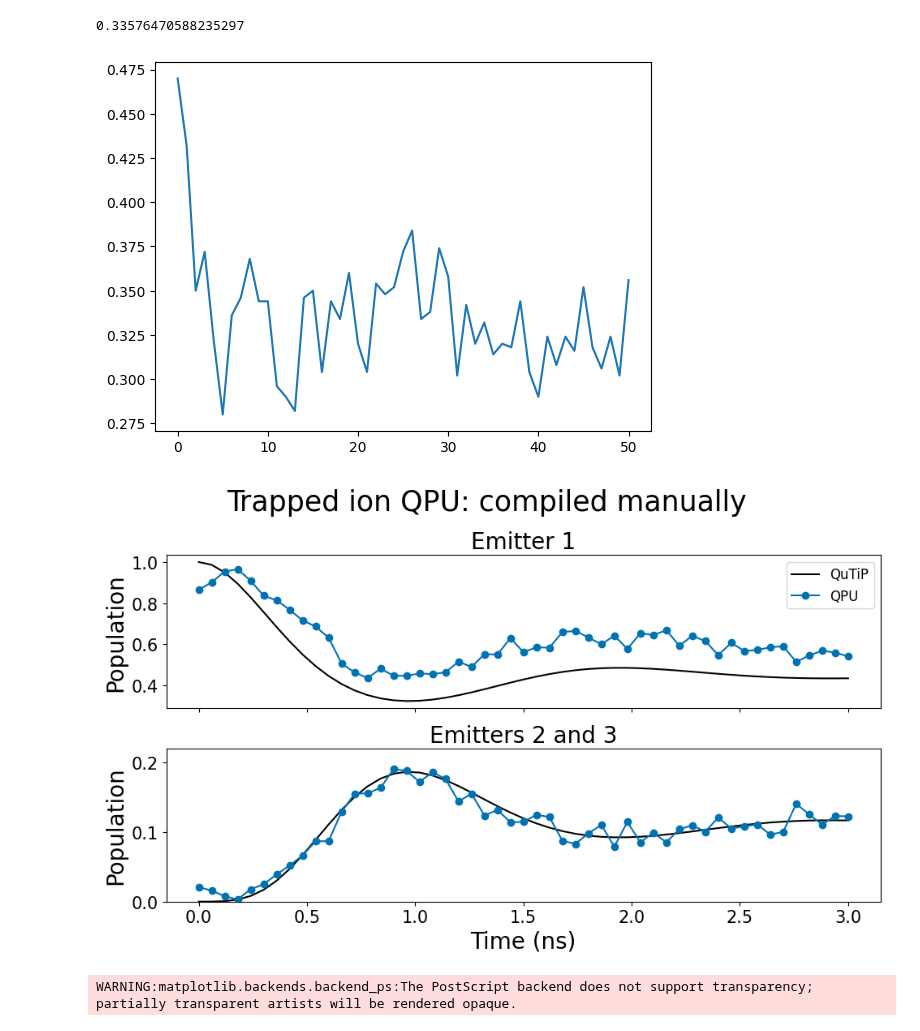
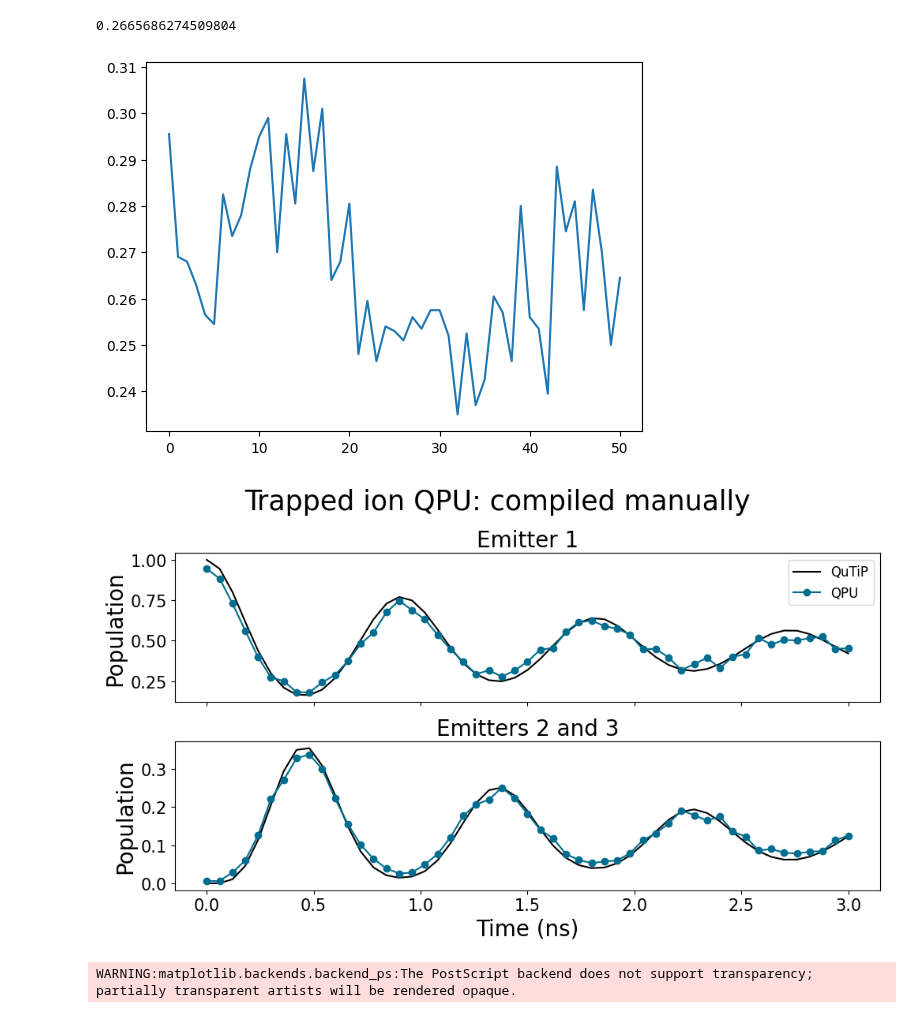
Before and after one commit to radulaski/CQED_quantum_simulation, a Jupyter notebook: notebooks/QSCOUT_manually_compiled.ipynb, the cells around one changed output. Cells and saved outputs as stored; diff of their text form; code cells hidden in the pictures.

Commit message:
Rerun QSCOUT analysis on Nov 12 data

```diff
--- a/notebooks/QSCOUT_manually_compiled.ipynb
+++ b/notebooks/QSCOUT_manually_compiled.ipynb
@@ -34,8 +10,29 @@ qscout_results_normed['avg_1000_0100'] = qscout_results_normed[['1000', '0100']]
+# %%
+runs = [
+    np.load(file, allow_pickle=True) for file in (
+        '../data/QSCOUT/UCDavis_11_12_24_AllCodes/original_all_probs_0.npy',
+        '../data/QSCOUT/UCDavis_11_12_24_AllCodes/original_all_probs_1.npy',
+        '../data/QSCOUT/UCDavis_11_12_24_AllCodes/original_all_probs_2.npy',
+        '../data/QSCOUT/UCDavis_11_12_24_AllCodes/original_all_probs_3.npy',
+    )
+]
+
+# indices into each timestep results
+states = {
+    "|1000>": 1,
+    "|0100>": 2,
+    "|0010>": 4,
+    "|0001>": 8,
+}
+
+data = sum([pd.DataFrame({k: [row[v] for row in run] for k, v in states.items()}) for run in runs]) / len(runs)
+data_normed = data.divide(data.sum(axis=1), axis=0)
+qscout = pd.DataFrame({"Emitter 1": data_normed["|1000>"], "Emitter 2": (data_normed["|0100>"] + data_normed["|0010>"]) / 2})
 # %%
-plt.plot((1 - qscout_results[['1000', '0100', '0010', '0001']].sum(axis=1)).tolist())
-(1 - qscout_results[['1000', '0100', '0010', '0001']].sum(axis=1)).mean()
+plt.plot((1 - data.sum(axis=1)).tolist())
+(1 - data.sum(axis=1)).mean()
 # %% [output]
-0.33576470588235297
+0.2665686274509804
-[figure, old version]
+[figure, new version]
 # %%
 N = 3
@@ -47,11 +44,10 @@ initial_state = one_excited_emitter_state(N, 1)
 qutip_results = solve_master_equation(N, g, kappa, initial_state, times)
 # %%
 fig, axes = plt.subplots(2, 1, figsize=(10, 6))
-qscout_raw = qscout_results
 
 axes[0].set_title("Emitter 1", fontsize=20)
 axes[0].plot(qutip_results.index, qutip_results["Emitter 1"], label="QuTiP", color='black')
-axes[0].plot(times, qscout_results_normed["0010"], label="QPU", marker='o', color="#0072b2")
+axes[0].plot(times, qscout["Emitter 1"], label="QPU", marker='o', color="#006d8f")
 axes[0].set_ylabel("Population", fontsize=20)
 axes[0].legend(fontsize=12)
 axes[0].tick_params(axis='y', labelsize=15)
@@ -59,19 +55,18 @@ axes[0].set_xticklabels([])
 
 axes[1].set_title("Emitters 2 and 3", fontsize=20)
 axes[1].plot(qutip_results.index, qutip_results["Emitter 2"], label="QuTiP", color='black')
-axes[1].plot(times, qscout_results_normed["avg_1000_0100"], label="QPU", marker='o', color="#0072b2")
+axes[1].plot(times, qscout["Emitter 2"], label="QPU", marker='o', color="#006d8f")
 
 axes[1].set_ylabel("Population", fontsize=20)
 
 axes[1].tick_params(axis='y', labelsize=15)
 axes[1].tick_params(axis='x', labelsize=15)
-axes[1].set_ylim(0, 0.22)
 axes[1].set_xlabel("Time (ns)", fontsize=20)
 
 fig.suptitle("Trapped ion QPU: compiled manually", fontsize=25)
 plt.tight_layout()
 # %% [output]
-[figure, old version]
+[figure, new version]
 # %%
 fig.savefig("../figures/QSCOUT_manually_compiled.eps")
 # %% [output]
```
Also changed, not shown: parts of 3 cells of this notebook, 13 other files.
